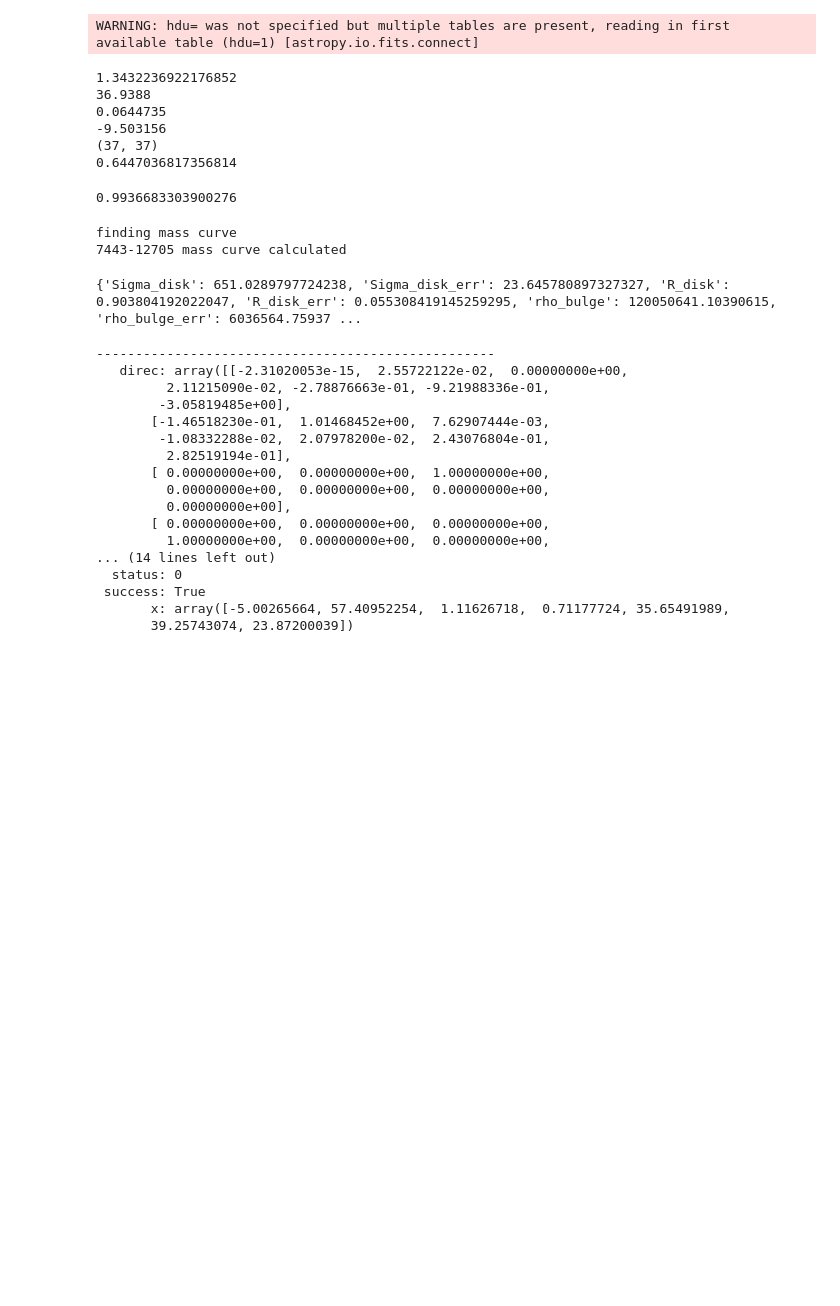
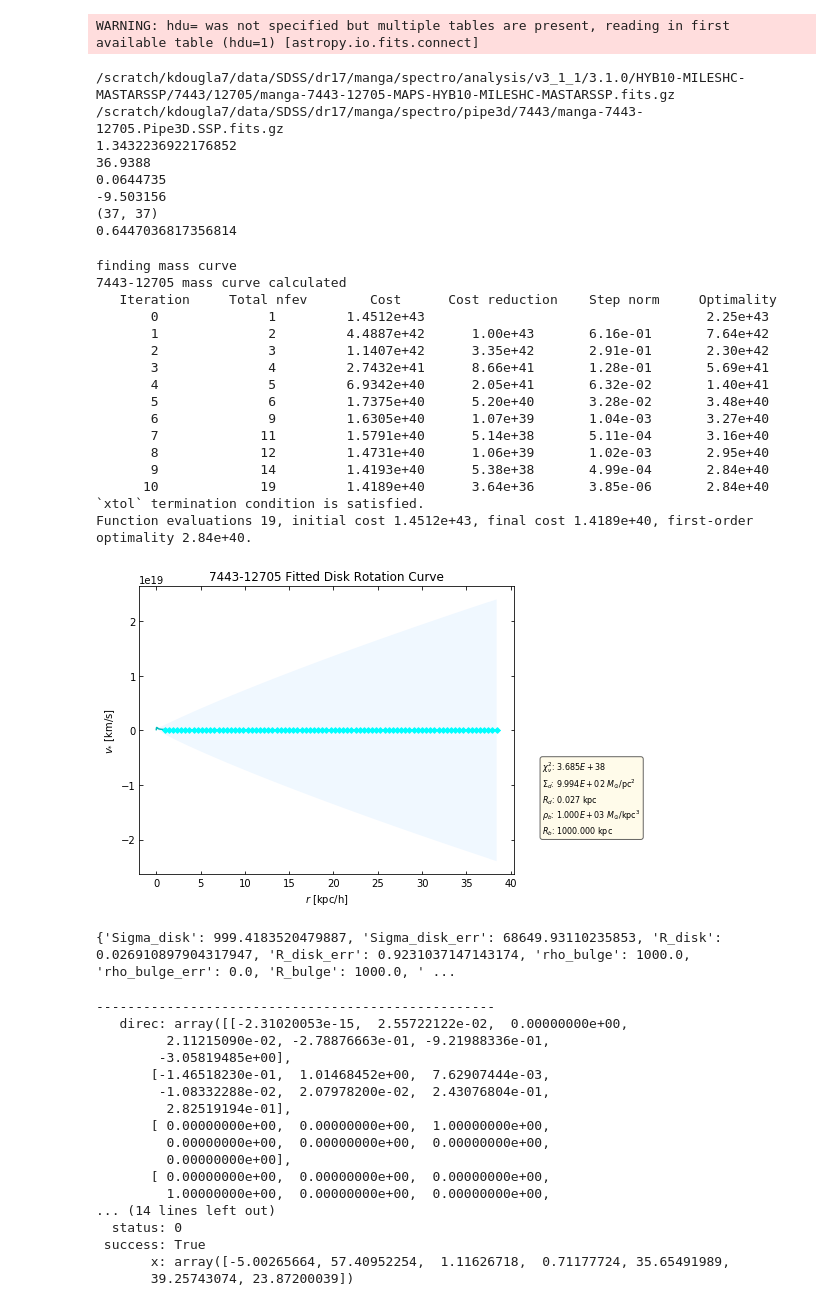
Before and after one commit to athenacat/RotationCurve, a Jupyter notebook: 2D_RC/combination_fit_test.ipynb, the cells around one changed output. Saved outputs shown, nothing was run; the diff lists cells and outputs as text; code cells hidden in the pictures; blank space fills up the shorter version.

```diff
--- a/2D_RC/combination_fit_test.ipynb
+++ b/2D_RC/combination_fit_test.ipynb
@@ -27,7 +25,13 @@ H_0 = 100  # Hubble's Constant in units of h km/s/Mpc
 c = 299792.458  # Speed of light in units of km/s
 fit_function = 'bulge'
 # %%
-MASS_MAP_FOLDER = r"C:\Users\Lara\Documents\rotationcurves\mangadata\pipe3d\v3_1_1\3.1.1\7443"
-VEL_MAP_FOLDER = r"C:\Users\Lara\Documents\rotationcurves\mangadata\analysis\v3_1_1\3.1.0\HYB10-MILESHC-MASTARSSP\7443\12705"
-DRP_FILENAME = r"C:\Users\Lara\Documents\rotationcurves\mangadata\redux\v3_1_1\drpall-v3_1_1.fits"
+#MASS_MAP_FOLDER = r"C:\Users\Lara\Documents\rotationcurves\mangadata\pipe3d\v3_1_1\3.1.1\7443"
+#VEL_MAP_FOLDER = r"C:\Users\Lara\Documents\rotationcurves\mangadata\analysis\v3_1_1\3.1.0\HYB10-MILESHC-MASTARSSP\7443\12705"
+#DRP_FILENAME = r"C:\Users\Lara\Documents\rotationcurves\mangadata\redux\v3_1_1\drpall-v3_1_1.fits"
+
+
+MANGA_FOLDER = '/scratch/kdougla7/data/SDSS/dr17/manga/spectro/'
+MASS_MAP_FOLDER = MANGA_FOLDER + 'pipe3d/'
+VEL_MAP_FOLDER = MANGA_FOLDER + 'analysis/v3_1_1/3.1.0/HYB10-MILESHC-MASTARSSP/'
+DRP_FILENAME = MANGA_FOLDER + 'redux/v3_1_1/' + 'drpall-v3_1_1.fits'
 # %%
@@ -68,40 +72,53 @@ scale = (0.5 * z * c / H_0) * 1000 / 206265  # kpc
 center = np.unravel_index(ma.argmax(maps['r_band']), shape)
 x_center = center[0]
 y_center = center[1]
-count = 0
+
 phi = find_phi(center, phi, maps['vmasked'])
 #param = [incl, phi, x_center, y_center]
 # %% [output]
+/scratch/kdougla7/data/SDSS/dr17/manga/spectro/analysis/v3_1_1/3.1.0/HYB10-MILESHC-MASTARSSP/7443/12705/manga-7443-12705-MAPS-HYB10-MILESHC-MASTARSSP.fits.gz
+/scratch/kdougla7/data/SDSS/dr17/manga/spectro/pipe3d/7443/manga-7443-12705.Pipe3D.SSP.fits.gz
 1.3432236922176852
 36.9388
 0.0644735
 -9.503156
 (37, 37)
 0.6447036817356814
-# %%
-ba =
-# %% [output]
-0.9936683303900276
 # %%
 
 
 #0.11259096400658039, 0.7257461163584406, 35.49489300431426, 36.873046417018436
 mass_data_table = calc_mass_curve(sMass_density,
                                           sMass_density_err,
                                           maps['r_band'],
-                                          map_mask,
+                                          maps['Ha_vel_mask'],
                                           x_center,
                                           y_center,
                                           axis_ratio,
                                           phi,
                                           z,
                                           gal_ID)
 print(gal_ID, "mass curve calculated")
 param_outputs = fit_mass_curve(mass_data_table,
                                        gal_ID,
-                                       fit_function, IMAGE_DIR=r"C:\Users\Lara\Documents\rotationcurves", IMAGE_FORMAT='png')
+                                       fit_function)
 print(param_outputs)
 # %% [output]
 finding mass curve
 7443-12705 mass curve calculated
+   Iteration     Total nfev        Cost      Cost reduction    Step norm     Optimality
+       0              1         1.4512e+43                                    2.25e+43
+       1              2         4.4887e+42      1.00e+43       6.16e-01       7.64e+42
+       2              3         1.1407e+42      3.35e+42       2.91e-01       2.30e+42
+       3              4         2.7432e+41      8.66e+41       1.28e-01       5.69e+41
+       4              5         6.9342e+40      2.05e+41       6.32e-02       1.40e+41
+       5              6         1.7375e+40      5.20e+40       3.28e-02       3.48e+40
+       6              9         1.6305e+40      1.07e+39       1.04e-03       3.27e+40
+       7             11         1.5791e+40      5.14e+38       5.11e-04       3.16e+40
+       8             12         1.4731e+40      1.06e+39       1.02e-03       2.95e+40
+       9             14         1.4193e+40      5.38e+38       4.99e-04       2.84e+40
+      10             19         1.4189e+40      3.64e+36       3.85e-06       2.84e+40
+`xtol` termination condition is satisfied.
+Function evaluations 19, initial cost 1.4512e+43, final cost 1.4189e+40, first-order optimality 2.84e+40.
+[figure, added]
-{'Sigma_disk': 651.0289797724238, 'Sigma_disk_err': 23.645780897327327, 'R_disk': 0.903804192022047, 'R_disk_err': 0.055308419145259295, 'rho_bulge': 120050641.10390615, 'rho_bulge_err': 6036564.75937 ...
+{'Sigma_disk': 999.4183520479887, 'Sigma_disk_err': 68649.93110235853, 'R_disk': 0.026910897904317947, 'R_disk_err': 0.9231037147143174, 'rho_bulge': 1000.0, 'rho_bulge_err': 0.0, 'R_bulge': 1000.0, ' ...
```
Also changed, not shown: parts of 3 cells of this notebook, 2 other files.
